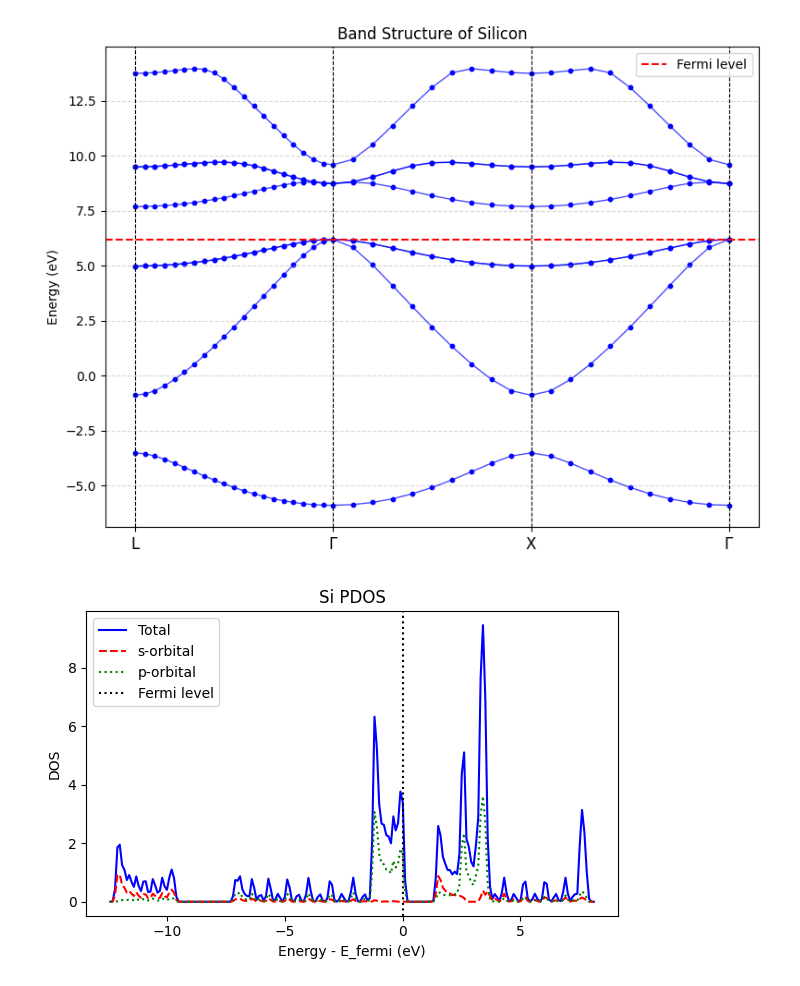
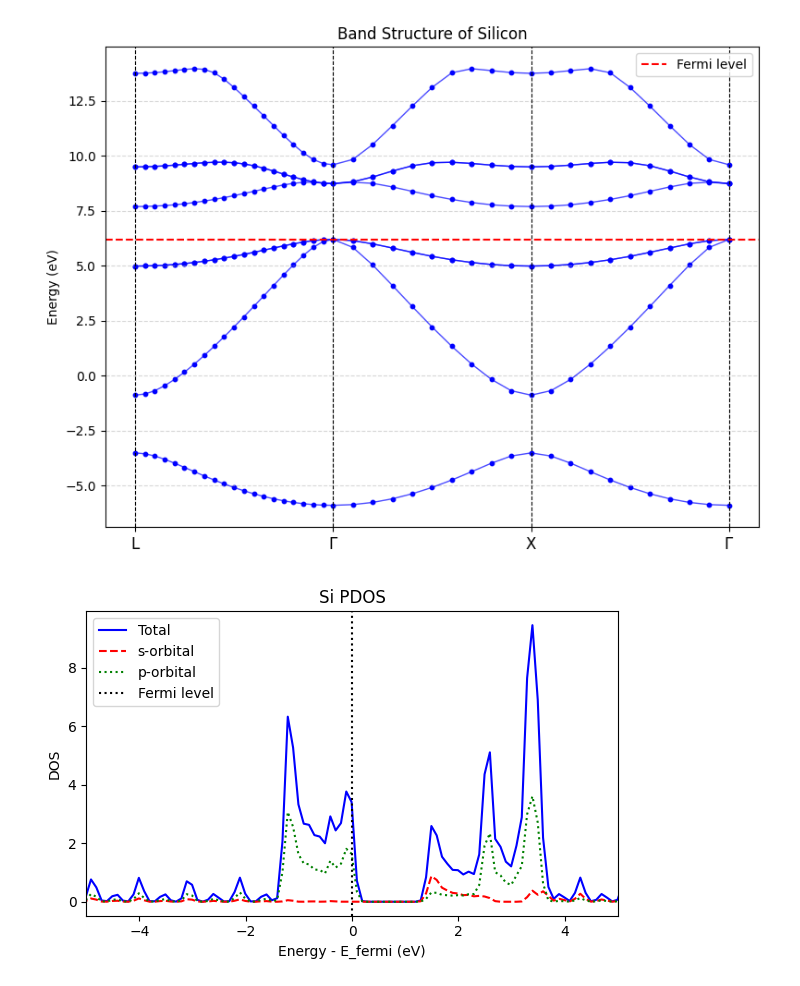
Before and after one commit to chemerzhc/Cornell-MSE5720-Assignment, a Jupyter notebook: HW2/HW2.ipynb, the cells around one changed output. Drawn from its saved outputs; the diff is of its cells as text; code cells hidden in the pictures.

```diff
--- a/HW2/HW2.ipynb
+++ b/HW2/HW2.ipynb
@@ -296,32 +286,33 @@ plt.show()
 # %%
 import urllib.request
 import numpy as np
 import matplotlib.pyplot as plt
 
 url = "https://raw.githubusercontent.com/chemerzhc/Cornell-MSE5720-Assignment/main/HW2/Q1/bands/bands/si_pdos.txt"
 filename = "si_pdos.txt"
 urllib.request.urlretrieve(url, filename)
 
 data = np.loadtxt(filename, skiprows=1)
 
 E = data[:,0]
 dos_total = data[:,1]
 ldos1 = data[:,2]
 ldos2 = data[:,3]
 
-E_fermi = 6.2002
+E_fermi = 6.22
 E_shifted = E - E_fermi
 
 plt.figure(figsize=(6,4))
 plt.plot(E_shifted, dos_total, label='Total', color='blue')
 plt.plot(E_shifted, ldos1, label='s-orbital', color='red', linestyle='--')
 plt.plot(E_shifted, ldos2, label='p-orbital', color='green', linestyle=':')
 plt.axvline(0, color='k', linestyle=':', label='Fermi level')  # 标出费米能级
 plt.xlabel("Energy - E_fermi (eV)")
 plt.ylabel("DOS")
 plt.title("Si PDOS")
+plt.xlim(-5, 5)
 plt.legend()
 plt.tight_layout()
 plt.show()
 # %% [output]
-[figure, old version]
+[figure, new version]
```
Also changed, not shown: parts of 27 cells of this notebook, 2 other files.
